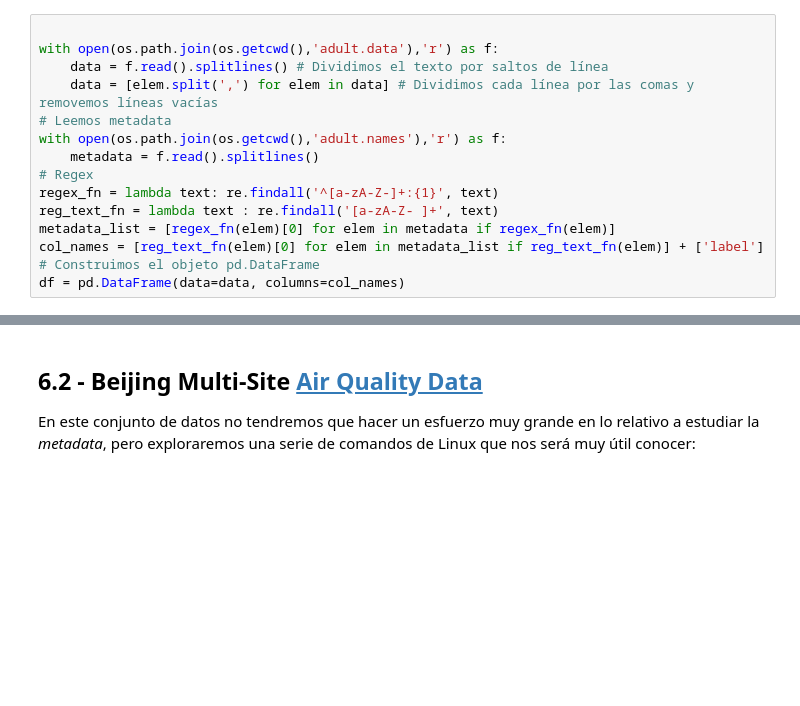
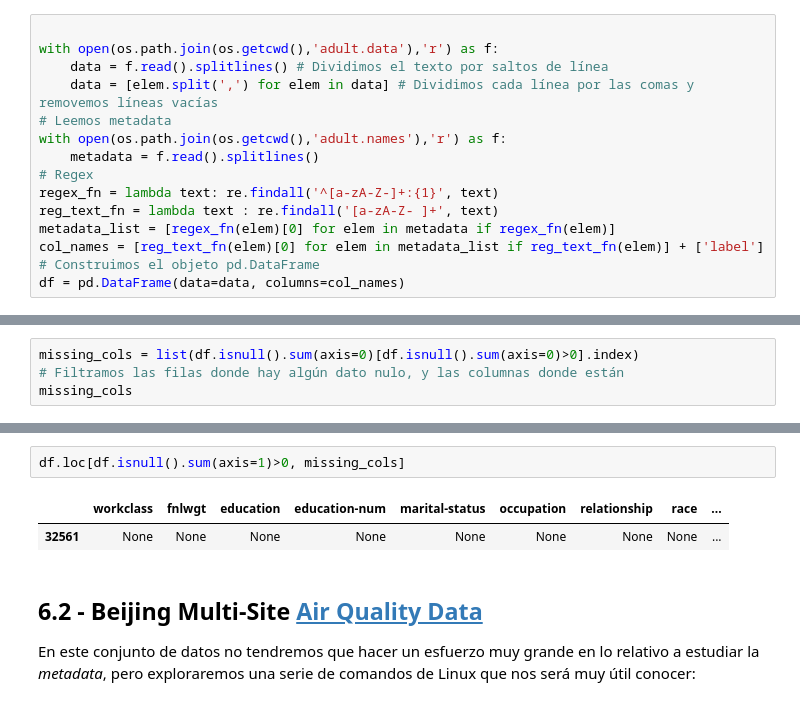
Before and after one commit to estevo97/Pre_procesamiento_de_datos, a Jupyter notebook: Carga y preprocesamiento de datos (Ejercicios) (1).ipynb, the cells around one changed output, grey strips where cells are left out. Drawn from its saved outputs; the diff is of its cells as text; blank space fills up the shorter version.

```diff
--- a/Carga y preprocesamiento de datos (Ejercicios) (1).ipynb
+++ b/Carga y preprocesamiento de datos (Ejercicios) (1).ipynb
@@ -99,0 +150,4 @@ df
+# %%
+missing_cols = list(df.isnull().sum(axis=0)[df.isnull().sum(axis=0)>0].index)
+# Filtramos las filas donde hay algún dato nulo, y las columnas donde están
+missing_cols
@@ -100,3 +169,8 @@ df
+# %%
+df.loc[df.isnull().sum(axis=1)>0, missing_cols]
+# %% [output]
+|  | workclass | fnlwgt | education | education-num | marital-status | occupation | relationship | race | ... |
+| 32561 | None | None | None | None | None | None | None | None | ... |
 # %% [markdown]
 ## 6.2 - Beijing Multi-Site [Air Quality Data](https://archive.ics.uci.edu/ml/datasets/Beijing+Multi-Site+Air-Quality+Data)
 
```
Also changed, not shown: parts of 16 cells of this notebook.
